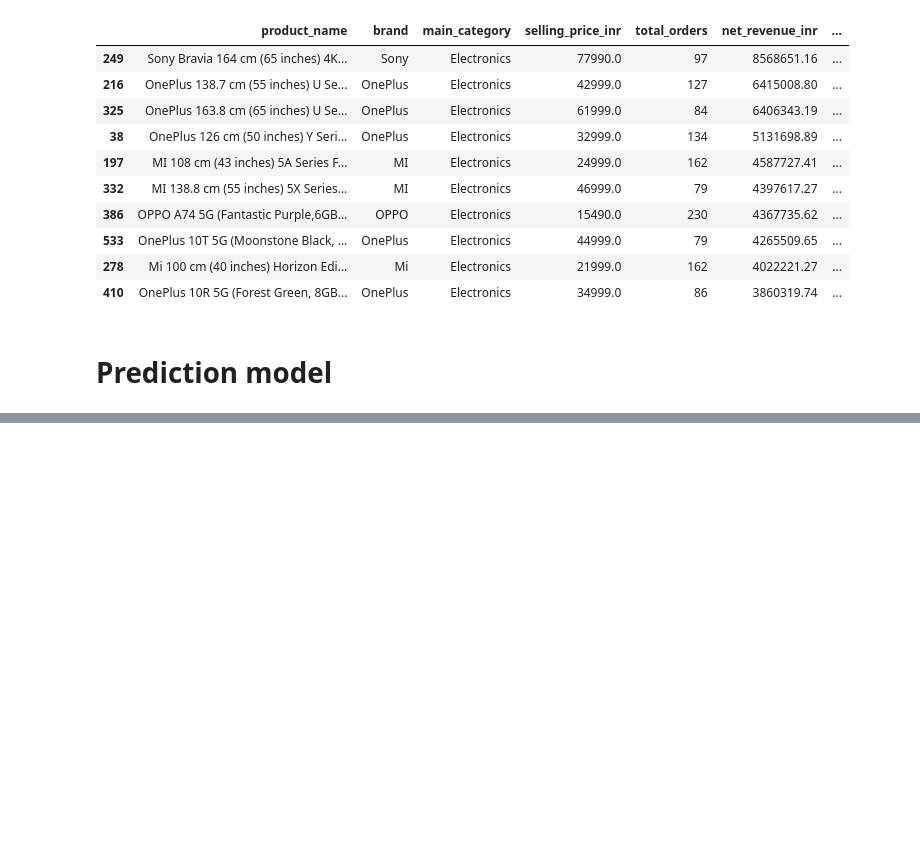
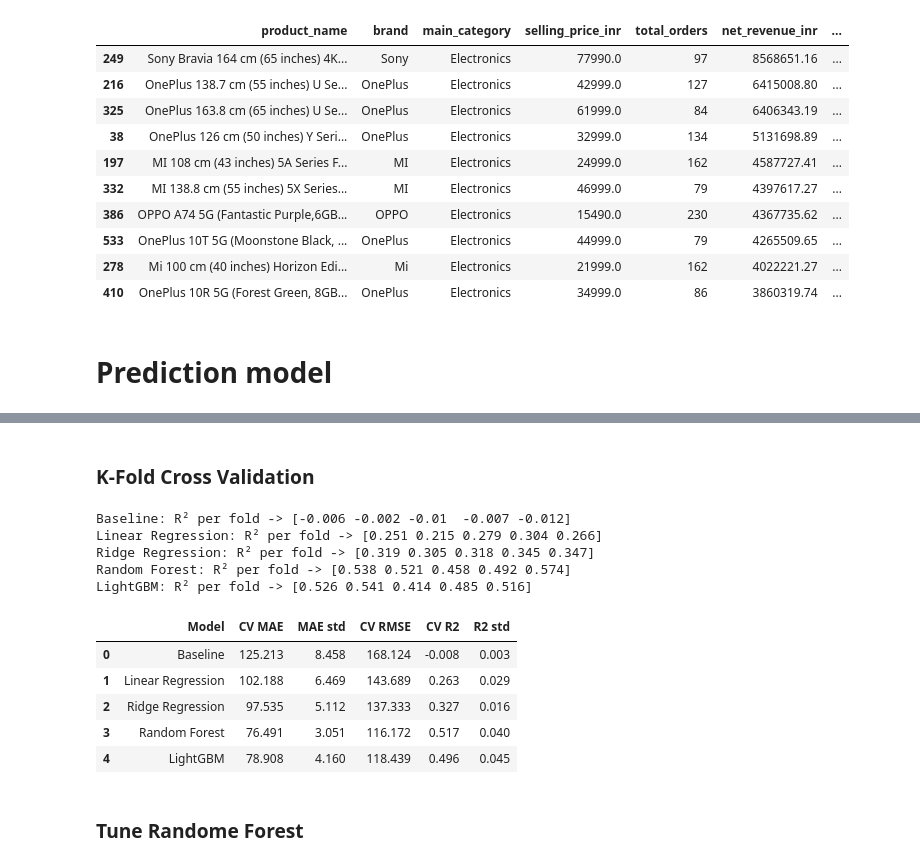
Before and after one commit to ayushranjan828/Amazon-Product-Sales-Analysis-Prediction-Forecasting, a Jupyter notebook: Notebook2.ipynb, the cells around one changed output, grey strips where cells are left out. Drawn from its saved outputs; the diff is of its cells as text; code cells hidden in the pictures; blank space fills up the shorter version.

```diff
--- a/Notebook2.ipynb
+++ b/Notebook2.ipynb
@@ -609,0 +686,20 @@ top_revenue_products
+# %%
+# For Linear/Ridge, scaling is useful.
+
+numeric_transformer = Pipeline([
+    ("imputer", SimpleImputer(strategy="median")),
+    ("scaler", StandardScaler())
+])
+
+categorical_transformer = Pipeline([
+    ("imputer", SimpleImputer(strategy="most_frequent")),
+    ("onehot", OneHotEncoder(
+        handle_unknown="ignore",
+        sparse_output=False
+    ))
+])
+
+preprocessor = ColumnTransformer([
+    ("num", numeric_transformer, numeric_features),
+    ("cat", categorical_transformer, categorical_features)
+])
@@ -609,0 +825,39 @@ top_revenue_products
+# %% [markdown]
+### K-Fold Cross Validation
+# %%
+kf = KFold(n_splits=5, shuffle=True, random_state=42)
+
+scoring = {
+    "MAE": "neg_mean_absolute_error",
+    "RMSE": "neg_root_mean_squared_error",
+    "R2": "r2"
+}
+
+cv_rows = []
+for name, model in [("Baseline", baseline), ("Linear Regression", linear_model), ("Ridge Regression", ridge_model), ("Random Forest", rf_model), ("LightGBM", lgbm_model)]:
+    cv_results = cross_validate(model, X_train, y_train, cv=kf, scoring=scoring, n_jobs=-1)
+    cv_rows.append({
+        "Model": name,
+        "CV MAE":  -cv_results["test_MAE"].mean(),
+        "MAE std":  cv_results["test_MAE"].std(),
+        "CV RMSE": -cv_results["test_RMSE"].mean(),
+        "CV R2":    cv_results["test_R2"].mean(),
+        "R2 std":   cv_results["test_R2"].std(),
+    })
+    print(f"{name}: R² per fold -> {np.round(cv_results['test_R2'], 3)}")
+
+pd.DataFrame(cv_rows).round(3)
+# %% [output]
+Baseline: R² per fold -> [-0.006 -0.002 -0.01  -0.007 -0.012]
+Linear Regression: R² per fold -> [0.251 0.215 0.279 0.304 0.266]
+Ridge Regression: R² per fold -> [0.319 0.305 0.318 0.345 0.347]
+Random Forest: R² per fold -> [0.538 0.521 0.458 0.492 0.574]
+LightGBM: R² per fold -> [0.526 0.541 0.414 0.485 0.516]
+|  | Model | CV MAE | MAE std | CV RMSE | CV R2 | R2 std |
+| 0 | Baseline | 125.213 | 8.458 | 168.124 | -0.008 | 0.003 |
+| 1 | Linear Regression | 102.188 | 6.469 | 143.689 | 0.263 | 0.029 |
+| 2 | Ridge Regression | 97.535 | 5.112 | 137.333 | 0.327 | 0.016 |
+| 3 | Random Forest | 76.491 | 3.051 | 116.172 | 0.517 | 0.040 |
+| 4 | LightGBM | 78.908 | 4.160 | 118.439 | 0.496 | 0.045 |
+# %% [markdown]
+### Tune Randome Forest
```
Also changed, not shown: parts of 24 cells of this notebook, 2 other files.
